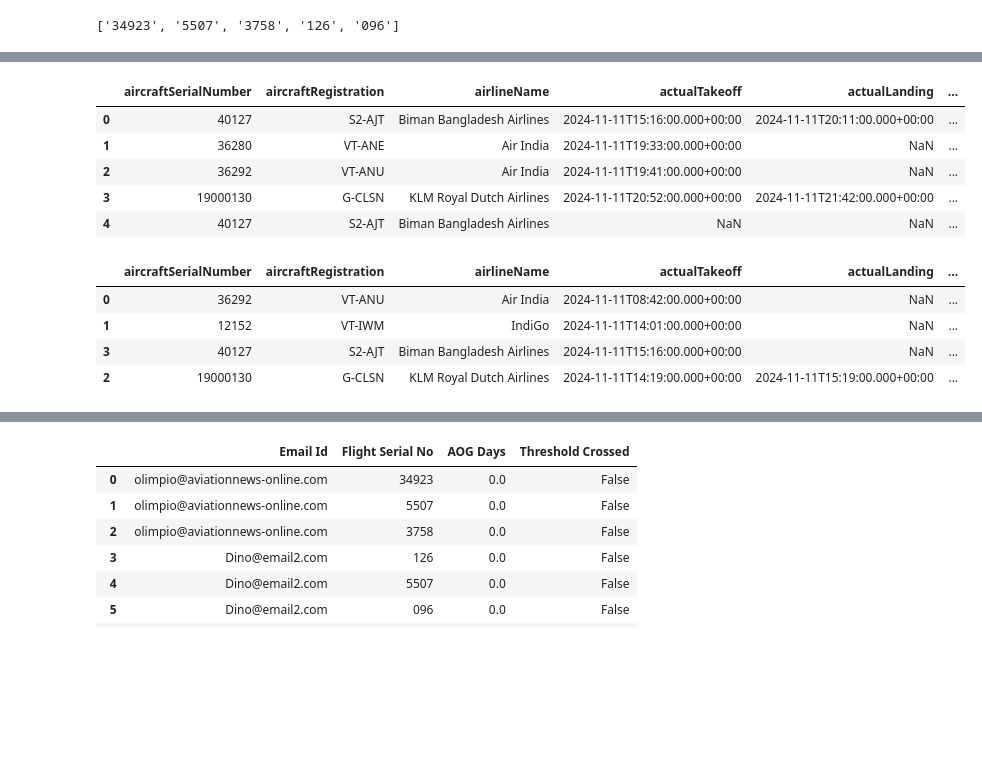
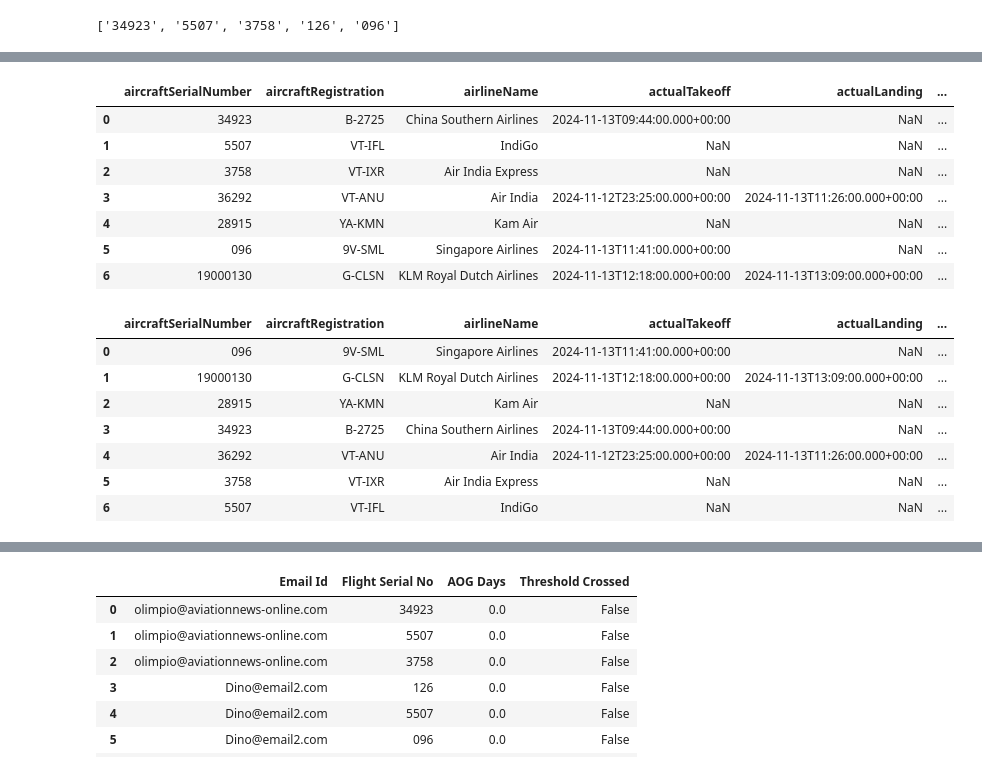
Before and after one commit to sachinbabuantony/AOG, a Jupyter notebook: AOG_Email_Syst.ipynb, the cells around one changed output, grey strips where cells are left out. Drawn from its saved outputs; the diff is of its cells as text; code cells hidden in the pictures; blank space fills up the shorter version.

```diff
--- a/AOG_Email_Syst.ipynb
+++ b/AOG_Email_Syst.ipynb
@@ -99,43 +193,48 @@ df
 # %%
 selected_columns = ['aircraftSerialNumber', 'aircraftRegistration', 'airlineName', 'actualTakeoff', 'actualLanding', 'aircraftTypeDescription', 'updated', 'status', 'arrAirportCity', 'depAirportName']
-selected_df = df.reindex(columns=selected_columns)  # Change made here
+selected_df = all_flights_df.reindex(columns=selected_columns)  # Change made here
 # # Drop rows with NaN values in 'actualTakeoff' before grouping
 # selected_df = selected_df.dropna(subset=['actualTakeoff'])
 selected_df
 # %% [output]
 |  | aircraftSerialNumber | aircraftRegistration | airlineName | actualTakeoff | actualLanding | ... |
-| 0 | 40127 | S2-AJT | Biman Bangladesh Airlines | 2024-11-11T15:16:00.000+00:00 | 2024-11-11T20:11:00.000+00:00 | ... |
-| 1 | 36280 | VT-ANE | Air India | 2024-11-11T19:33:00.000+00:00 | NaN | ... |
-| 2 | 36292 | VT-ANU | Air India | 2024-11-11T19:41:00.000+00:00 | NaN | ... |
-| 3 | 19000130 | G-CLSN | KLM Royal Dutch Airlines | 2024-11-11T20:52:00.000+00:00 | 2024-11-11T21:42:00.000+00:00 | ... |
-| 4 | 40127 | S2-AJT | Biman Bangladesh Airlines | NaN | NaN | ... |
+| 0 | 34923 | B-2725 | China Southern Airlines | 2024-11-13T09:44:00.000+00:00 | NaN | ... |
+| 1 | 5507 | VT-IFL | IndiGo | NaN | NaN | ... |
+| 2 | 3758 | VT-IXR | Air India Express | NaN | NaN | ... |
+| 3 | 36292 | VT-ANU | Air India | 2024-11-12T23:25:00.000+00:00 | 2024-11-13T11:26:00.000+00:00 | ... |
+| 4 | 28915 | YA-KMN | Kam Air | NaN | NaN | ... |
+| 5 | 096 | 9V-SML | Singapore Airlines | 2024-11-13T11:41:00.000+00:00 | NaN | ... |
+| 6 | 19000130 | G-CLSN | KLM Royal Dutch Airlines | 2024-11-13T12:18:00.000+00:00 | 2024-11-13T13:09:00.000+00:00 | ... |
-# %%
-# Get all rows where 'status' is 'IN_FLIGHT'
-inflight_df = selected_df[selected_df['status'] == 'IN_FLIGHT']
-
-# Get aircraftSerialNumbers that are 'IN_FLIGHT'
-inflight_serials = inflight_df['aircraftSerialNumber'].unique()
-
-# For aircraft not in 'IN_FLIGHT', get the latest 'actualTakeoff' per 'aircraftSerialNumber'
-not_inflight_df = selected_df[~selected_df['aircraftSerialNumber'].isin(inflight_serials)]
-if not not_inflight_df.empty:
-    # Drop rows with NaN values in 'actualTakeoff' before grouping
-    not_inflight_df = not_inflight_df.dropna(subset=['actualTakeoff'])
-    latest_not_inflight_df = not_inflight_df.loc[
-        not_inflight_df.groupby('aircraftSerialNumber')['actualTakeoff'].idxmax()
-    ]
-    # Combine inflight_df and latest_not_inflight_df
-    latest_takeoff_df = pd.concat([inflight_df, latest_not_inflight_df])
-else:
-    latest_takeoff_df = inflight_df
-
-latest_takeoff_df
-# %% [output]
-|  | aircraftSerialNumber | aircraftRegistration | airlineName | actualTakeoff | actualLanding | ... |
-| 0 | 36292 | VT-ANU | Air India | 2024-11-11T08:42:00.000+00:00 | NaN | ... |
-| 1 | 12152 | VT-IWM | IndiGo | 2024-11-11T14:01:00.000+00:00 | NaN | ... |
-| 3 | 40127 | S2-AJT | Biman Bangladesh Airlines | 2024-11-11T15:16:00.000+00:00 | NaN | ... |
-| 2 | 19000130 | G-CLSN | KLM Royal Dutch Airlines | 2024-11-11T14:19:00.000+00:00 | 2024-11-11T15:19:00.000+00:00 | ... |
+# %%
+def get_latest_rows(group):
+    # Check if any flight in the group is 'IN_FLIGHT'
+    inflight_rows = group[group['status'] == 'IN_FLIGHT']
+    if not inflight_rows.empty:
+        # Return the in-flight row(s)
+        return inflight_rows
+    else:
+        # Check if 'actualTakeoff' data exists and is not all NaN
+        if 'actualTakeoff' in group.columns and group['actualTakeoff'].notna().any():
+            # Return the row with the latest 'actualTakeoff'
+            return group.loc[[group['actualTakeoff'].idxmax()]]
+        else:
+            # No 'actualTakeoff' or 'actualLanding' data, include the data as is
+            # Return all rows for this aircraftSerialNumber
+            return group
+
+# Apply the function to each group of aircraftSerialNumber
+latest_takeoff_df = selected_df.groupby('aircraftSerialNumber').apply(get_latest_rows).reset_index(drop=True)
+
+latest_takeoff_df
+# %% [output]
+|  | aircraftSerialNumber | aircraftRegistration | airlineName | actualTakeoff | actualLanding | ... |
+| 0 | 096 | 9V-SML | Singapore Airlines | 2024-11-13T11:41:00.000+00:00 | NaN | ... |
+| 1 | 19000130 | G-CLSN | KLM Royal Dutch Airlines | 2024-11-13T12:18:00.000+00:00 | 2024-11-13T13:09:00.000+00:00 | ... |
+| 2 | 28915 | YA-KMN | Kam Air | NaN | NaN | ... |
+| 3 | 34923 | B-2725 | China Southern Airlines | 2024-11-13T09:44:00.000+00:00 | NaN | ... |
+| 4 | 36292 | VT-ANU | Air India | 2024-11-12T23:25:00.000+00:00 | 2024-11-13T11:26:00.000+00:00 | ... |
+| 5 | 3758 | VT-IXR | Air India Express | NaN | NaN | ... |
+| 6 | 5507 | VT-IFL | IndiGo | NaN | NaN | ... |
 # %%
 import pandas as pd
 from datetime import datetime
```
Also changed, not shown: parts of 7 cells of this notebook.
